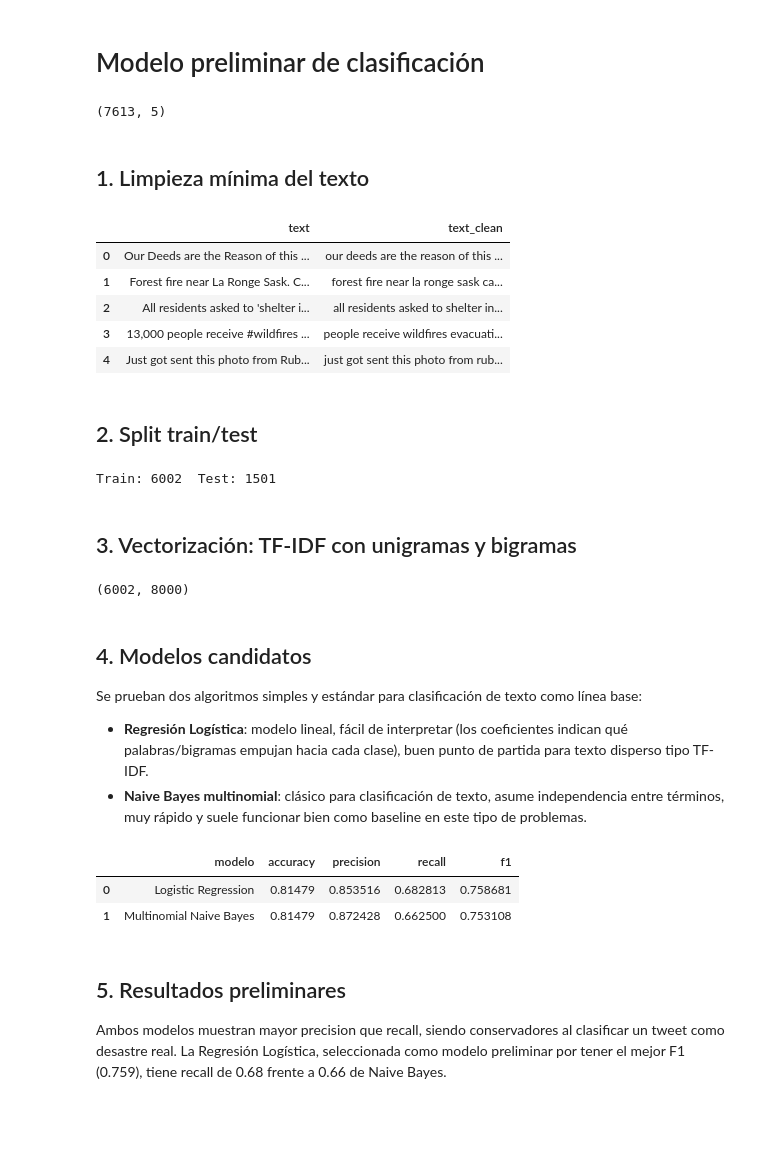
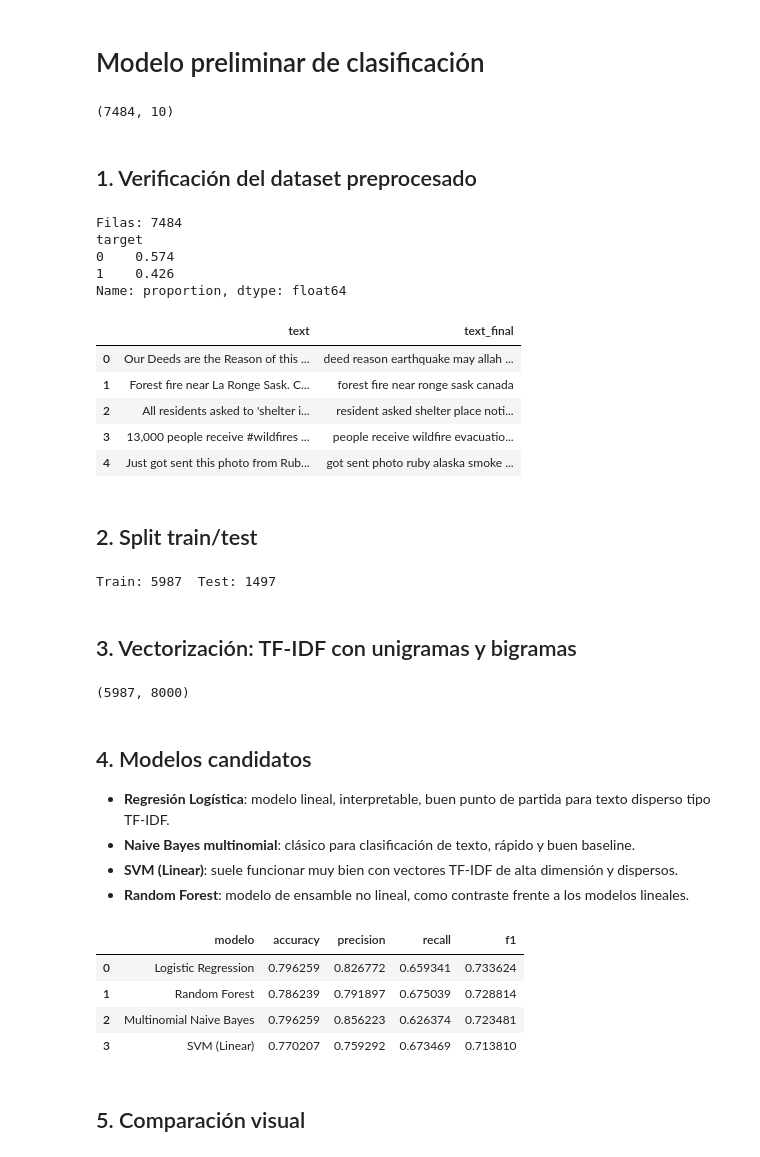
Before and after one commit to nilsmuralles/DataScience-Lab5, a Jupyter notebook: notebooks/02_modelo_preliminar.ipynb, the cells around one changed output. Cells and saved outputs as stored; diff of their text form; code cells hidden in the pictures; blank space fills up the shorter version.

Commit message:
feat: model selection

```diff
--- a/notebooks/02_modelo_preliminar.ipynb
+++ b/notebooks/02_modelo_preliminar.ipynb
@@ -1,107 +1,104 @@
 # %% [markdown]
 # Modelo preliminar de clasificación
 # %%
-import re
 import pandas as pd
 import numpy as np
+import matplotlib.pyplot as plt
 from pathlib import Path
 from sklearn.model_selection import train_test_split
 from sklearn.feature_extraction.text import TfidfVectorizer
 from sklearn.linear_model import LogisticRegression
 from sklearn.naive_bayes import MultinomialNB
+from sklearn.svm import LinearSVC
+from sklearn.ensemble import RandomForestClassifier
 from sklearn.metrics import accuracy_score, precision_score, recall_score, f1_score, confusion_matrix
 
 RANDOM_STATE = 42
-DATA = Path("../data/train.csv")
+DATA = Path("../data/train_clean.csv")
 df = pd.read_csv(DATA)
 df.shape
 # %% [output]
-(7613, 5)
+(7484, 10)
 # %% [markdown]
-## 1. Limpieza mínima del texto
+## 1. Verificación del dataset preprocesado
 # %%
-URL_RE = re.compile(r"https?://\S+|www\.\S+")
-MENTION_RE = re.compile(r"@\w+")
-NON_ALPHA_RE = re.compile(r"[^a-z\s]")
-
-def limpiar(texto):
-    texto = texto.lower()
-    texto = URL_RE.sub(" ", texto)
-    texto = MENTION_RE.sub(" ", texto)
-    texto = texto.replace("#", " ")
-    texto = NON_ALPHA_RE.sub(" ", texto)
-    texto = re.sub(r"\s+", " ", texto).strip()
-    return texto
-
-df["text_clean"] = df["text"].apply(limpiar)
-df = df.drop_duplicates(subset=["text"]).reset_index(drop=True)
-df[["text", "text_clean"]].head()
+print(f"Filas: {len(df)}")
+print(df["target"].value_counts(normalize=True).round(3))
+df[["text", "text_final"]].head()
 # %% [output]
+Filas: 7484
+target
+0    0.574
+1    0.426
+Name: proportion, dtype: float64
-|  | text | text_clean |
-| 0 | Our Deeds are the Reason of this ... | our deeds are the reason of this ... |
-| 1 | Forest fire near La Ronge Sask. C... | forest fire near la ronge sask ca... |
-| 2 | All residents asked to 'shelter i... | all residents asked to shelter in... |
-| 3 | 13,000 people receive #wildfires ... | people receive wildfires evacuati... |
-| 4 | Just got sent this photo from Rub... | just got sent this photo from rub... |
+|  | text | text_final |
+| 0 | Our Deeds are the Reason of this ... | deed reason earthquake may allah ... |
+| 1 | Forest fire near La Ronge Sask. C... | forest fire near ronge sask canada |
+| 2 | All residents asked to 'shelter i... | resident asked shelter place noti... |
+| 3 | 13,000 people receive #wildfires ... | people receive wildfire evacuatio... |
+| 4 | Just got sent this photo from Rub... | got sent photo ruby alaska smoke ... |
 # %% [markdown]
 ## 2. Split train/test
 # %%
 X_train, X_test, y_train, y_test = train_test_split(
-    df["text_clean"], df["target"],
+    df["text_final"], df["target"],
     test_size=0.2, random_state=RANDOM_STATE, stratify=df["target"]
 )
 print(f"Train: {len(X_train)}  Test: {len(X_test)}")
 # %% [output]
-Train: 6002  Test: 1501
+Train: 5987  Test: 1497
 # %% [markdown]
 ## 3. Vectorización: TF-IDF con unigramas y bigramas
 # %%
 vectorizer = TfidfVectorizer(
     ngram_range=(1, 2),
     max_features=8000,
-    min_df=2,
-    stop_words="english"
+    min_df=2
 )
 X_train_vec = vectorizer.fit_transform(X_train)
 X_test_vec = vectorizer.transform(X_test)
 X_train_vec.shape
 # %% [output]
-(6002, 8000)
+(5987, 8000)
 # %% [markdown]
 ## 4. Modelos candidatos
 
-Se prueban dos algoritmos simples y estándar para clasificación de texto como línea base:
-
-- **Regresión Logística**: modelo lineal, fácil de interpretar (los coeficientes indican qué palabras/bigramas empujan hacia cada clase), buen punto de partida para texto disperso tipo TF-IDF.
-- **Naive Bayes multinomial**: clásico para clasificación de texto, asume independencia entre términos, muy rápido y suele funcionar bien como baseline en este tipo de problemas.
+- **Regresión Logística**: modelo lineal, interpretable, buen punto de partida para texto disperso tipo TF-IDF.
+- **Naive Bayes multinomial**: clásico para clasificación de texto, rápido y buen baseline.
+- **SVM (Linear)**: suele funcionar muy bien con vectores TF-IDF de alta dimensión y dispersos.
+- **Random Forest**: modelo de ensamble no lineal, como contraste frente a los modelos lineales.
 # %%
 modelos = {
     "Logistic Regression": LogisticRegression(max_iter=1000, random_state=RANDOM_STATE),
     "Multinomial Naive Bayes": MultinomialNB(),
+    "SVM (Linear)": LinearSVC(random_state=RANDOM_STATE),
+    "Random Forest": RandomForestClassifier(
+        n_estimators=300, max_depth=None, random_state=RANDOM_STATE, n_jobs=-1
+    ),
 }
 
 resultados = []
 predicciones = {}
 for nombre, modelo in modelos.items():
     modelo.fit(X_train_vec, y_train)
     pred = modelo.predict(X_test_vec)
     predicciones[nombre] = pred
     resultados.append({
         "modelo": nombre,
         "accuracy": accuracy_score(y_test, pred),
         "precision": precision_score(y_test, pred),
         "recall": recall_score(y_test, pred),
         "f1": f1_score(y_test, pred),
     })
 
-resultados_df = pd.DataFrame(resultados).sort_values("f1", ascending=False)
+resultados_df = pd.DataFrame(resultados).sort_values("f1", ascending=False).reset_index(drop=True)
 resultados_df
 # %% [output]
 |  | modelo | accuracy | precision | recall | f1 |
-| 0 | Logistic Regression | 0.81479 | 0.853516 | 0.682813 | 0.758681 |
-| 1 | Multinomial Naive Bayes | 0.81479 | 0.872428 | 0.662500 | 0.753108 |
+| 0 | Logistic Regression | 0.796259 | 0.826772 | 0.659341 | 0.733624 |
+| 1 | Random Forest | 0.786239 | 0.791897 | 0.675039 | 0.728814 |
+| 2 | Multinomial Naive Bayes | 0.796259 | 0.856223 | 0.626374 | 0.723481 |
+| 3 | SVM (Linear) | 0.770207 | 0.759292 | 0.673469 | 0.713810 |
 # %% [markdown]
-## 5. Resultados preliminares
-
-Ambos modelos muestran mayor precision que recall, siendo conservadores al clasificar un tweet como desastre real. La Regresión Logística, seleccionada como modelo preliminar por tener el mejor F1 (0.759), tiene recall de 0.68 frente a 0.66 de Naive Bayes.
+## 5. Comparación visual
 # %%
```
Also changed, not shown: parts of 4 cells of this notebook, 1 other file.
